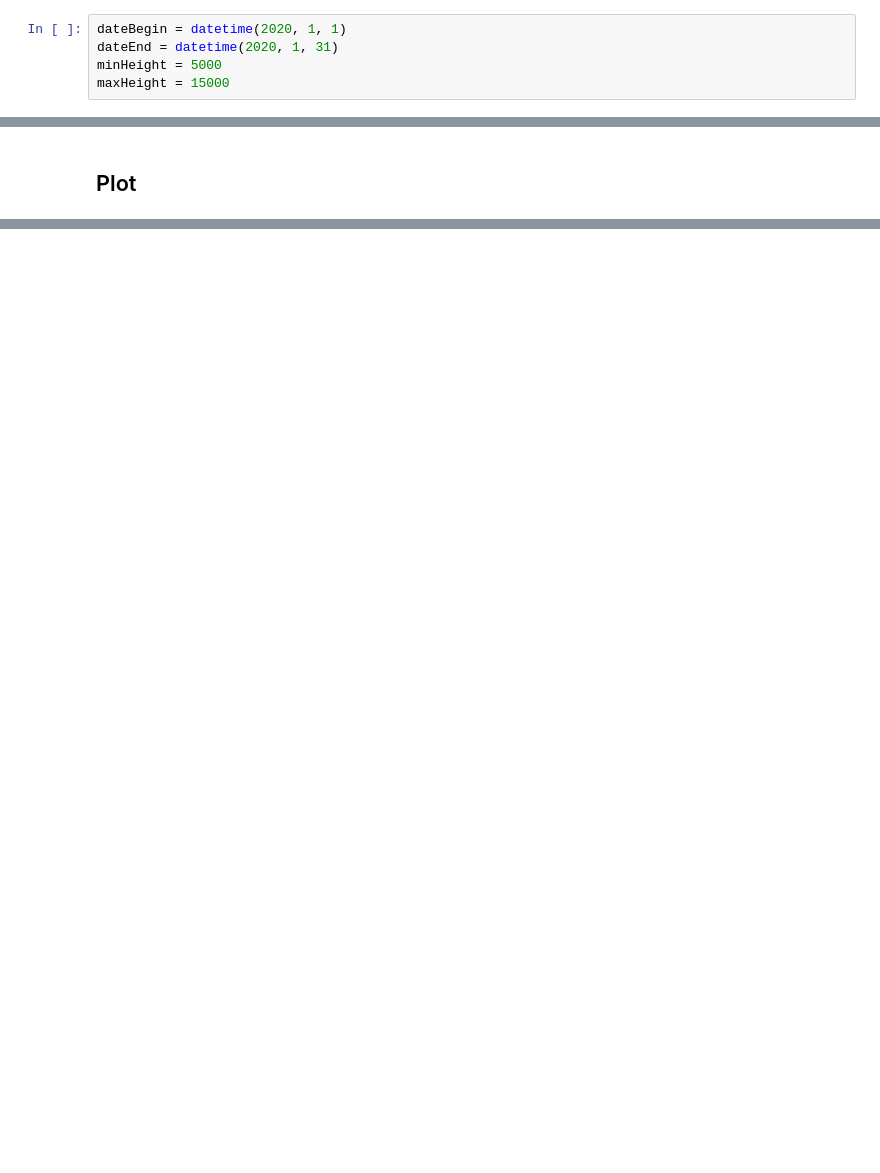
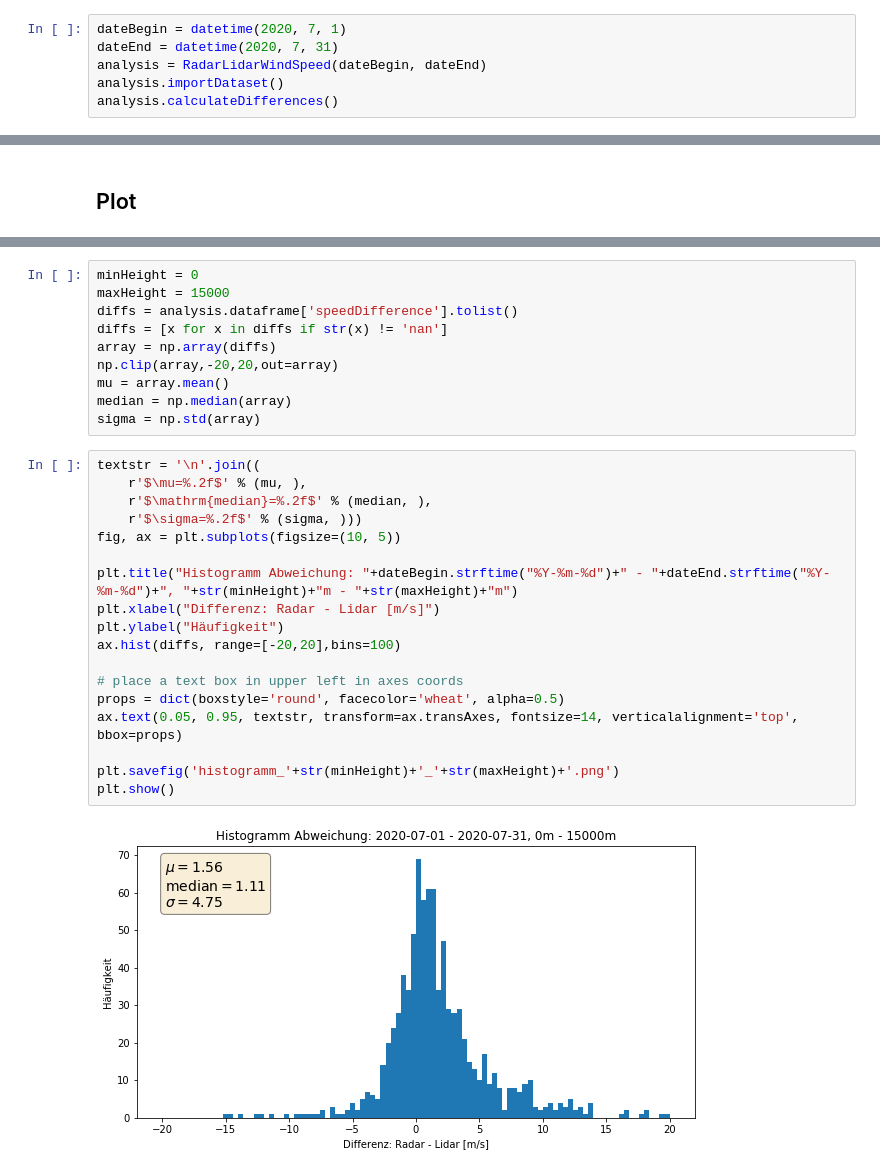
Before and after one commit to marcusgmueller/radarlidar_analysis, a Jupyter notebook: HistogramDifference.ipynb, the cells around one changed output, grey strips where cells are left out. Saved outputs shown, nothing was run; the diff lists cells and outputs as text; blank space fills up the shorter version.

```diff
--- a/HistogramDifference.ipynb
+++ b/HistogramDifference.ipynb
@@ -24,5 +24,6 @@ from datetime import datetime, timedelta
 # %%
-dateBegin = datetime(2020, 1, 1)
-dateEnd = datetime(2020, 1, 31)
-minHeight = 5000
-maxHeight = 15000
+dateBegin = datetime(2020, 7, 1)
+dateEnd = datetime(2020, 7, 31)
+analysis = RadarLidarWindSpeed(dateBegin, dateEnd)
+analysis.importDataset()
+analysis.calculateDifferences()
@@ -146,0 +147,30 @@ plt.show()
+# %%
+minHeight = 0
+maxHeight = 15000
+diffs = analysis.dataframe['speedDifference'].tolist()
+diffs = [x for x in diffs if str(x) != 'nan']
+array = np.array(diffs)
+np.clip(array,-20,20,out=array)
+mu = array.mean()
+median = np.median(array)
+sigma = np.std(array)
+# %%
+textstr = '\n'.join((
+    r'$\mu=%.2f$' % (mu, ),
+    r'$\mathrm{median}=%.2f$' % (median, ),
+    r'$\sigma=%.2f$' % (sigma, )))
+fig, ax = plt.subplots(figsize=(10, 5))
+
+plt.title("Histogramm Abweichung: "+dateBegin.strftime("%Y-%m-%d")+" - "+dateEnd.strftime("%Y-%m-%d")+", "+str(minHeight)+"m - "+str(maxHeight)+"m")
+plt.xlabel("Differenz: Radar - Lidar [m/s]")
+plt.ylabel("Häufigkeit")
+ax.hist(diffs, range=[-20,20],bins=100)
+
+# place a text box in upper left in axes coords
+props = dict(boxstyle='round', facecolor='wheat', alpha=0.5)
+ax.text(0.05, 0.95, textstr, transform=ax.transAxes, fontsize=14, verticalalignment='top', bbox=props)
+
+plt.savefig('histogramm_'+str(minHeight)+'_'+str(maxHeight)+'.png')
+plt.show()
+# %% [output]
+[figure, added]
```
Also changed, not shown: parts of 13 cells of this notebook, 4 other files.
